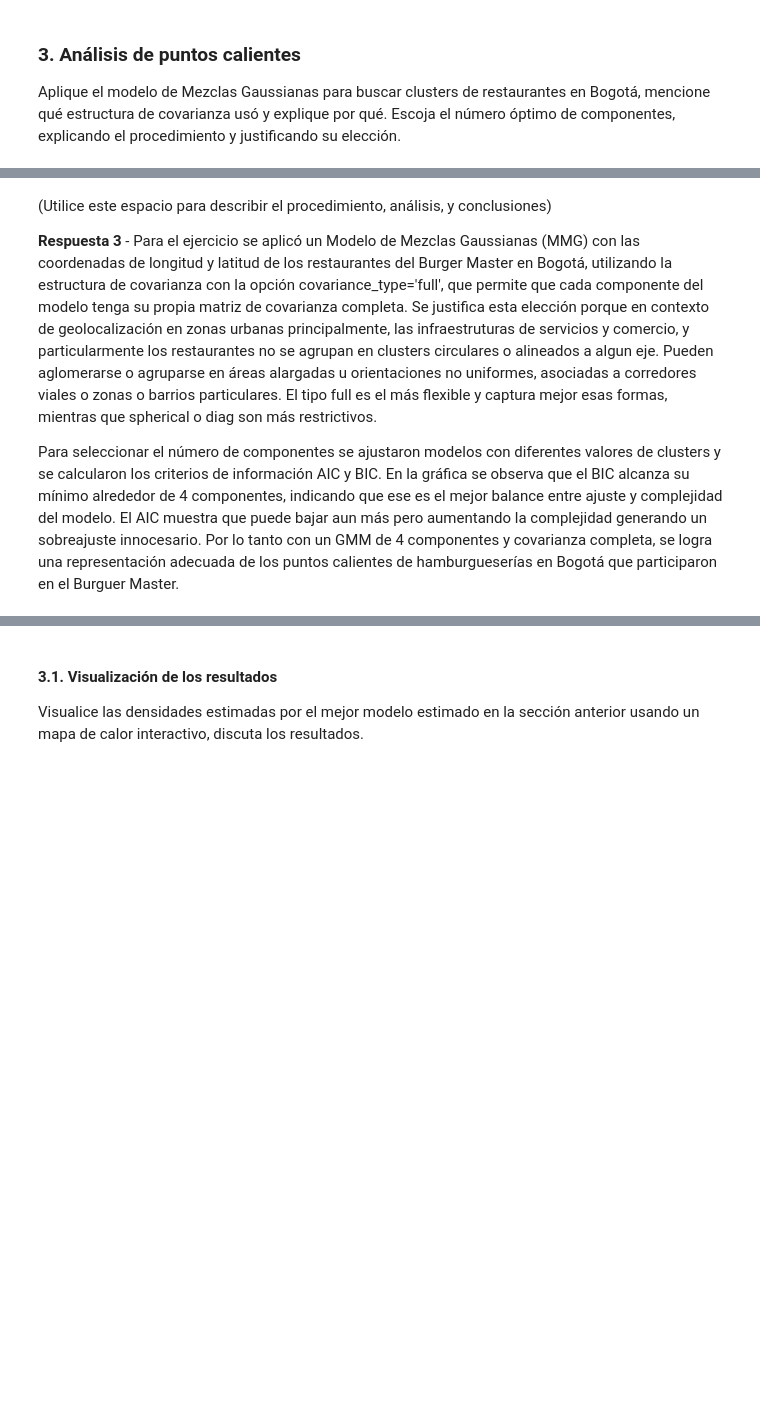
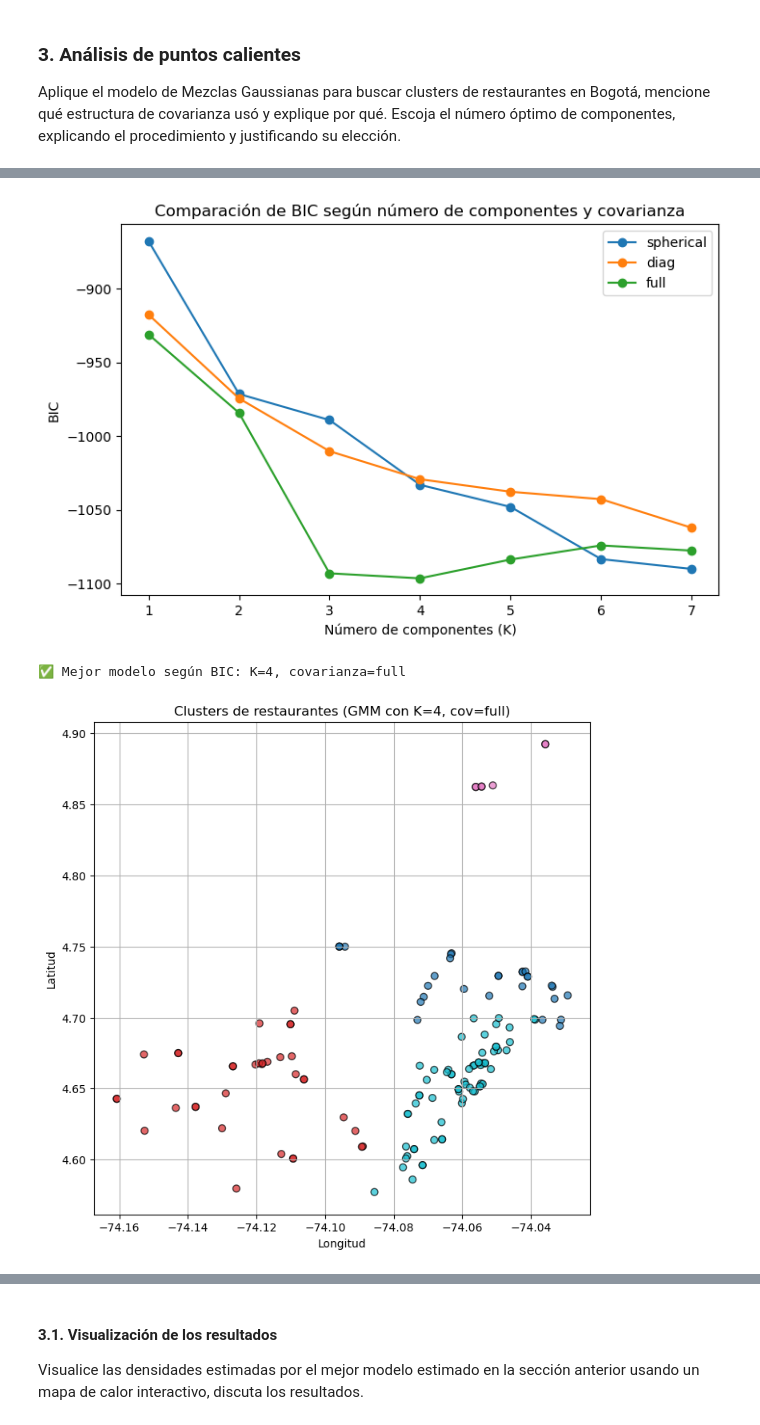
Before and after one commit to jbolivar1975/MIAD_Aprendizaje_no_supervisado, a Jupyter notebook: S8_LC_Taller_GMM.ipynb, the cells around one changed output, grey strips where cells are left out. Saved outputs shown, nothing was run; the diff lists cells and outputs as text; code cells hidden in the pictures; blank space fills up the shorter version.

```diff
--- a/S8_LC_Taller_GMM.ipynb
+++ b/S8_LC_Taller_GMM.ipynb
@@ -189,6 +157,70 @@ plt.xlabel('n_components');
-# %% [markdown]
-(Utilice este espacio para describir el procedimiento, análisis, y conclusiones)
-
-**Respuesta 3** - Para el ejercicio se aplicó un Modelo de Mezclas Gaussianas (MMG) con las coordenadas de longitud y latitud de los restaurantes del Burger Master en Bogotá, utilizando la estructura de covarianza con la opción covariance_type='full', que permite que cada componente del modelo tenga su propia matriz de covarianza completa. Se justifica esta elección porque en contexto de geolocalización en zonas urbanas principalmente, las infraestruturas de servicios y comercio, y particularmente los restaurantes no se agrupan en clusters circulares o alineados a algun eje. Pueden aglomerarse o agruparse en áreas alargadas u orientaciones no uniformes, asociadas a corredores viales o zonas o barrios particulares. El tipo full es el más flexible y captura mejor esas formas, mientras que spherical o diag son más restrictivos.
-
-Para seleccionar el número de componentes se ajustaron modelos con diferentes valores de clusters y se calcularon los criterios de información AIC y BIC. En la gráfica se observa que el BIC alcanza su mínimo alrededor de 4 componentes, indicando que ese es el mejor balance entre ajuste y complejidad del modelo. El AIC muestra que puede bajar aun más pero aumentando la complejidad generando un sobreajuste innocesario. Por lo tanto con un GMM de 4 componentes y covarianza completa, se logra una representación adecuada de los puntos calientes de hamburgueserías en Bogotá que participaron en el Burguer Master.
+# %%
+import numpy as np
+import matplotlib.pyplot as plt
+from sklearn.mixture import GaussianMixture
+
+# Preparamos los datos: solo latitud y longitud
+X = df_bogota[['latitud','longitud']].to_numpy()
+
+# Probamos distintos números de componentes y estructuras de covarianza
+n_components = range(1, 8)
+cov_types = ['spherical', 'diag', 'full']  # (usamos estas 3, tied no lo hemos usado en clase)
+
+results = []
+for cov in cov_types:
+    for k in n_components:
+        gmm = GaussianMixture(
+            n_components=k,
+            covariance_type=cov,
+            random_state=42,
+            n_init=5
+        )
+        gmm.fit(X)
+        bic = gmm.bic(X)
+        results.append((k, cov, bic))
+
+# Convertimos resultados a DataFrame para análisis
+import pandas as pd
+df_bic = pd.DataFrame(results, columns=['n_components','cov_type','bic'])
+
+# Graficamos BIC por número de componentes
+plt.figure(figsize=(8,5))
+for cov in cov_types:
+    subset = df_bic[df_bic['cov_type']==cov]
+    plt.plot(subset['n_components'], subset['bic'], marker='o', label=f'{cov}')
+plt.xlabel("Número de componentes (K)")
+plt.ylabel("BIC")
+plt.title("Comparación de BIC según número de componentes y covarianza")
+plt.legend()
+plt.show()
+
+# Selección del modelo con menor BIC
+best_row = df_bic.loc[df_bic['bic'].idxmin()]
+best_k = int(best_row['n_components'])
+best_cov = best_row['cov_type']
+
+print(f"✅ Mejor modelo según BIC: K={best_k}, covarianza={best_cov}")
+
+# Entrenar modelo final con esos parámetros
+gmm_best = GaussianMixture(
+    n_components=best_k,
+    covariance_type=best_cov,
+    random_state=42,
+    n_init=5
+)
+gmm_best.fit(X)
+labels = gmm_best.predict(X)
+
+# Visualización de clusters encontrados
+plt.figure(figsize=(8,8))
+plt.scatter(df_bogota['longitud'], df_bogota['latitud'],
+            c=labels, cmap='tab10', s=40, alpha=0.7, edgecolor='k')
+plt.title(f"Clusters de restaurantes (GMM con K={best_k}, cov={best_cov})")
+plt.xlabel("Longitud")
+plt.ylabel("Latitud")
+plt.grid(True)
+plt.show()
+# %% [output]
+[figure, added]
+✅ Mejor modelo según BIC: K=4, covarianza=full
+[figure, added]
```
Also changed, not shown: parts of 24 cells of this notebook.
